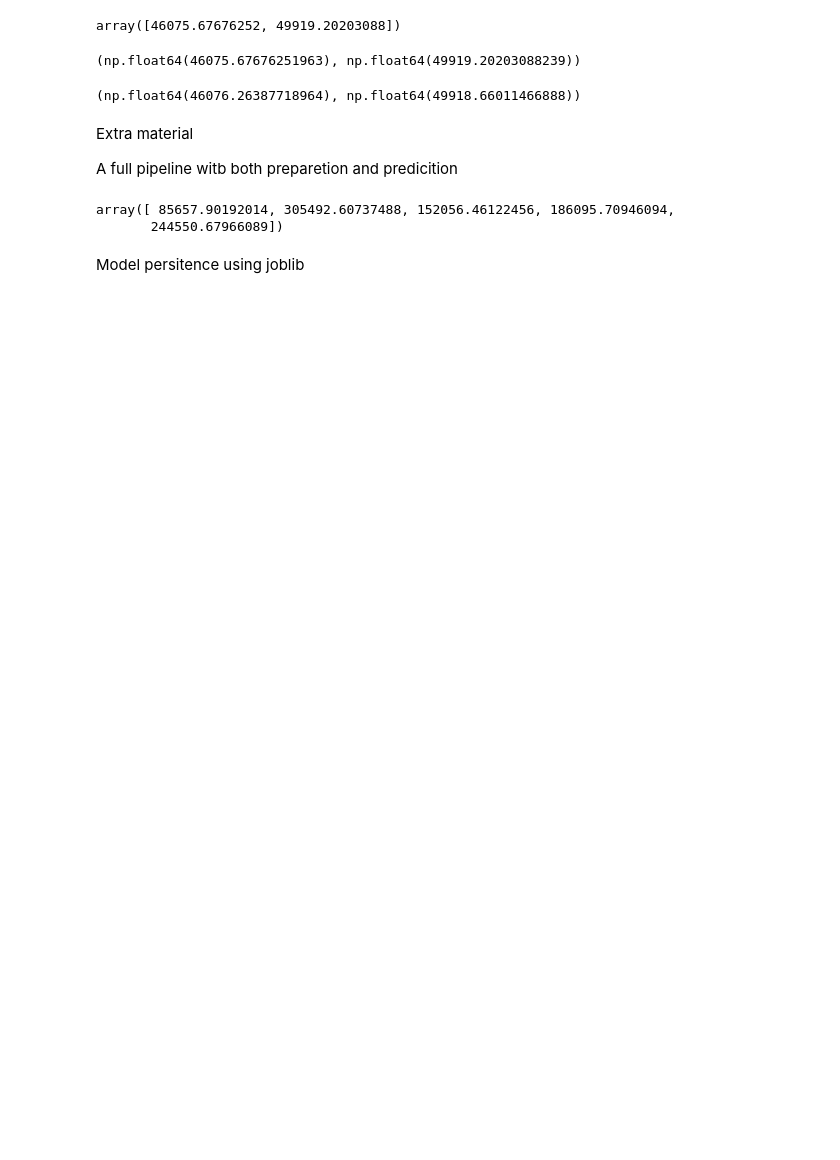
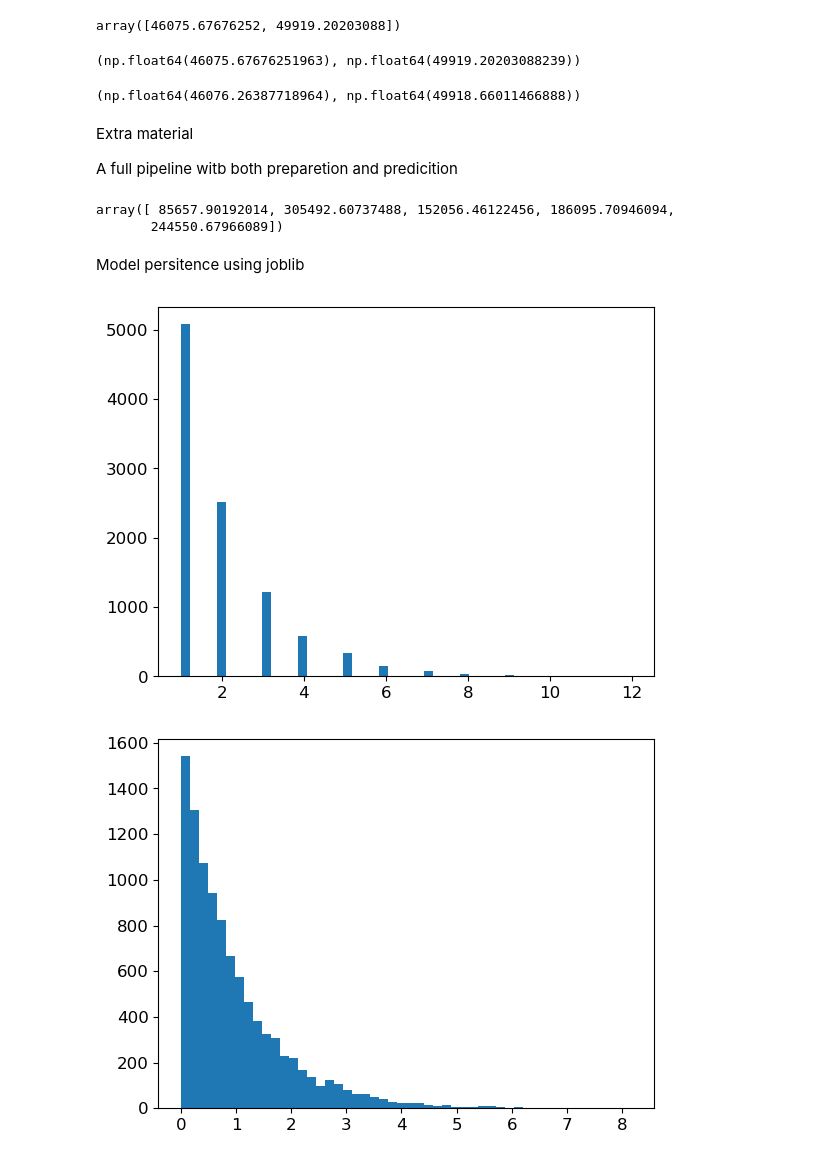
Before and after one commit to RojanShrestha77/MachineLearnings_, a Jupyter notebook: machinelearning2.ipynb, the cells around one changed output. Cells and saved outputs as stored; diff of their text form; code cells hidden in the pictures; blank space fills up the shorter version.

```diff
--- a/machinelearning2.ipynb
+++ b/machinelearning2.ipynb
@@ -1105,6 +1105,13 @@ my_model_loaded = joblib.load("my_model.pkl")
 # %%
 #exampl scipy distributions for randomizedsearchcv
 
 from scipy.stats import geom, expon
 geom_distrib = geom(0.5).rvs(10000, random_state=42)
 expon_distrib=expon(scale=1).rvs(10000, random_state=42)
+plt.hist(geom_distrib, bins=50)
+plt.show()
+plt.hist(expon_distrib, bins=50)
+plt.show()
+# %% [output]
+[figure, added]
+[figure, added]
```
Also changed, not shown: 1 other file.
